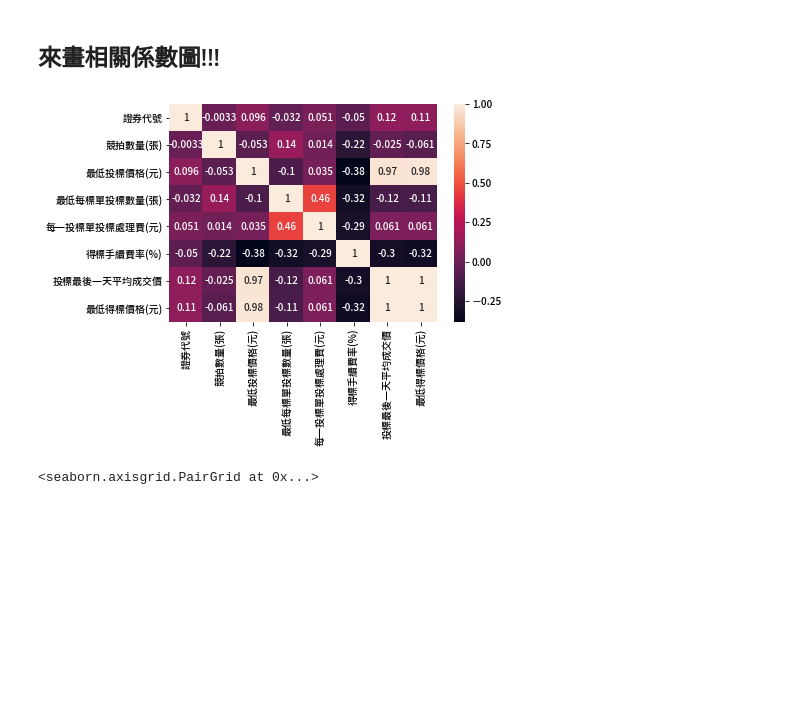
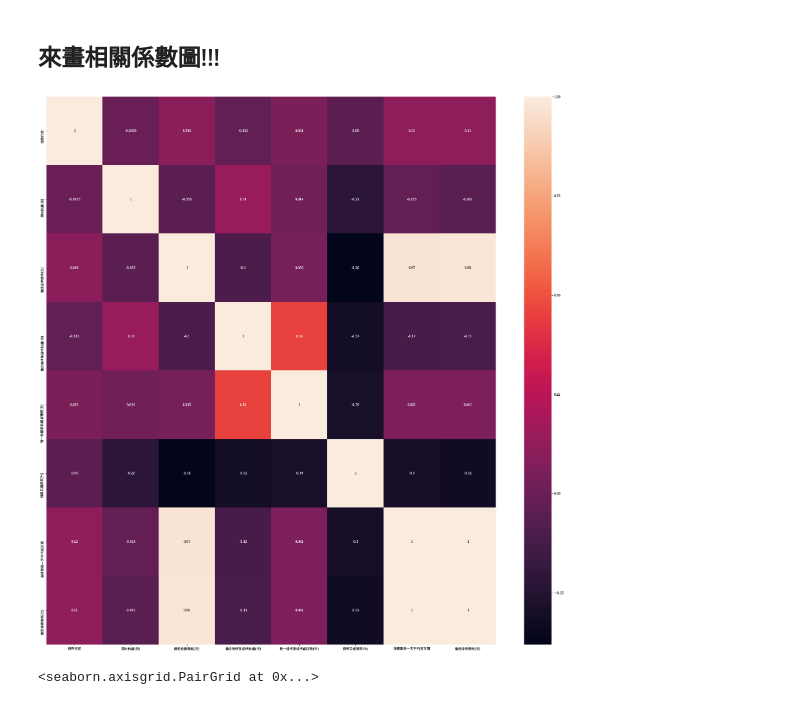
Before and after one commit to hello0217/auction, a Jupyter notebook: auction.ipynb, the cells around one changed output. Saved outputs shown, nothing was run; the diff lists cells and outputs as text; code cells hidden in the pictures; blank space fills up the shorter version.

```diff
--- a/auction.ipynb
+++ b/auction.ipynb
@@ -391,11 +406,12 @@ dtype: object
 # %% [markdown]
 ## 來畫相關係數圖!!!
 # %%
+plt.figure(figsize=(30, 30))
 corrMatrix = df1_stock.corr()
 sn.heatmap(corrMatrix, annot=True)
 plt.show()
 # %% [output]
-[figure, old version]
+[figure, new version]
 # %%
 sn.pairplot(df1_stock, x_vars=['競拍數量(張)','最低投標價格(元)','最低每標單投標數量(張)','每一投標單投標處理費(元)','得標手續費率(%)','投標最後一天平均成交價'], y_vars='最低得標價格(元)', size=7, aspect=0.7, kind='reg')
 # %% [output]
```
Also changed, not shown: parts of 28 cells of this notebook.
